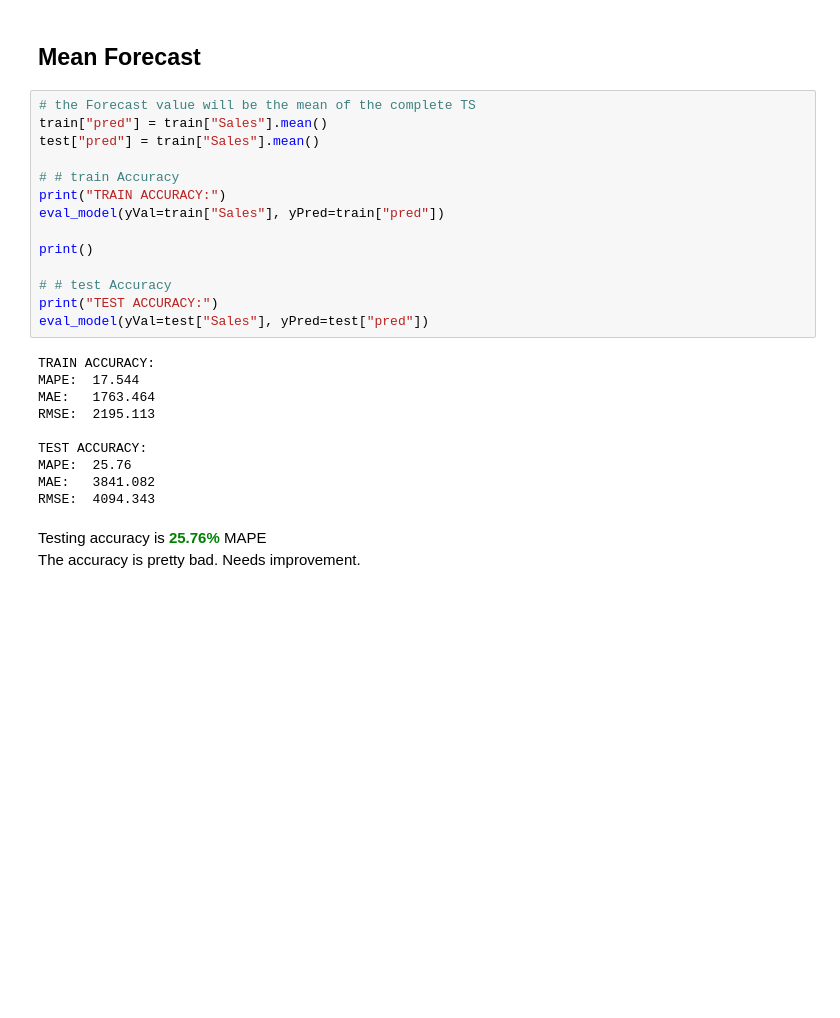
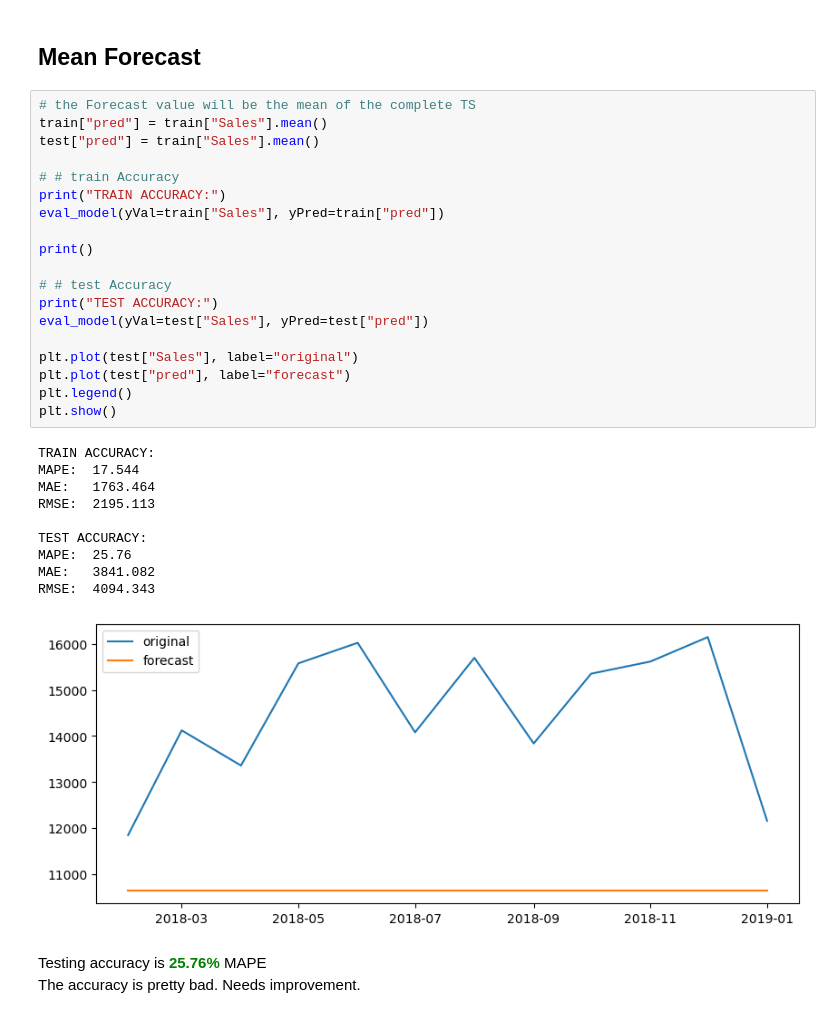
Before and after one commit to im-miracle/mobileSales_Forecasr, a Jupyter notebook: mobileSalesAnalysis/TimeSeriesAnalysis.ipynb, the cells around one changed output. Drawn from its saved outputs; the diff is of its cells as text; blank space fills up the shorter version.

```diff
--- a/mobileSalesAnalysis/TimeSeriesAnalysis.ipynb
+++ b/mobileSalesAnalysis/TimeSeriesAnalysis.ipynb
@@ -231,27 +238,33 @@ def eval_model(yVal, yPred):
 # %%
 # the Forecast value will be the mean of the complete TS
 train["pred"] = train["Sales"].mean()
 test["pred"] = train["Sales"].mean()
 
 # # train Accuracy
 print("TRAIN ACCURACY:")
 eval_model(yVal=train["Sales"], yPred=train["pred"])
 
 print()
 
 # # test Accuracy
 print("TEST ACCURACY:")
 eval_model(yVal=test["Sales"], yPred=test["pred"])
+
+plt.plot(test["Sales"], label="original")
+plt.plot(test["pred"], label="forecast")
+plt.legend()
+plt.show()
 # %% [output]
 TRAIN ACCURACY:
 MAPE:  17.544
 MAE:   1763.464
 RMSE:  2195.113
 
 TEST ACCURACY:
 MAPE:  25.76
 MAE:   3841.082
 RMSE:  4094.343
+[figure, added]
 # %% [markdown]
 Testing accuracy is <span style="color:Green">**25.76%**</span> MAPE <br>
 The accuracy is pretty bad. Needs improvement.
```
Also changed, not shown: parts of 32 cells of this notebook.
